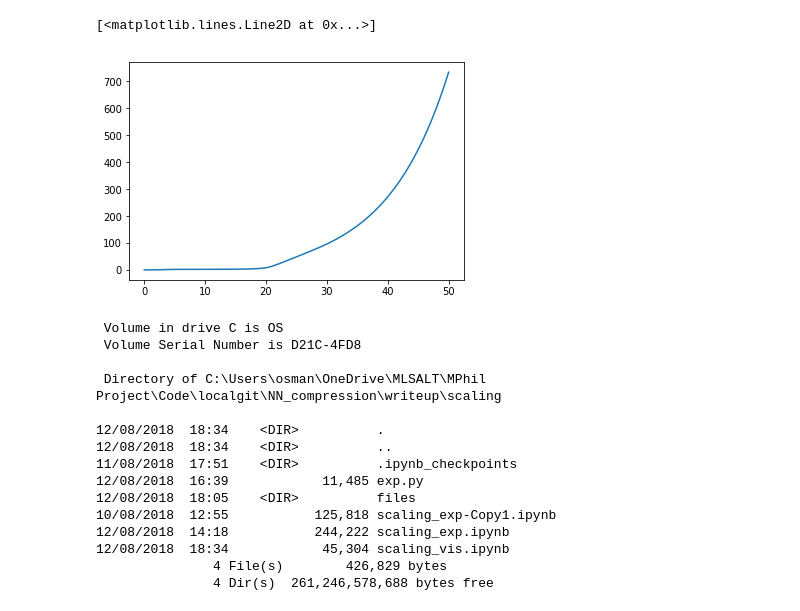
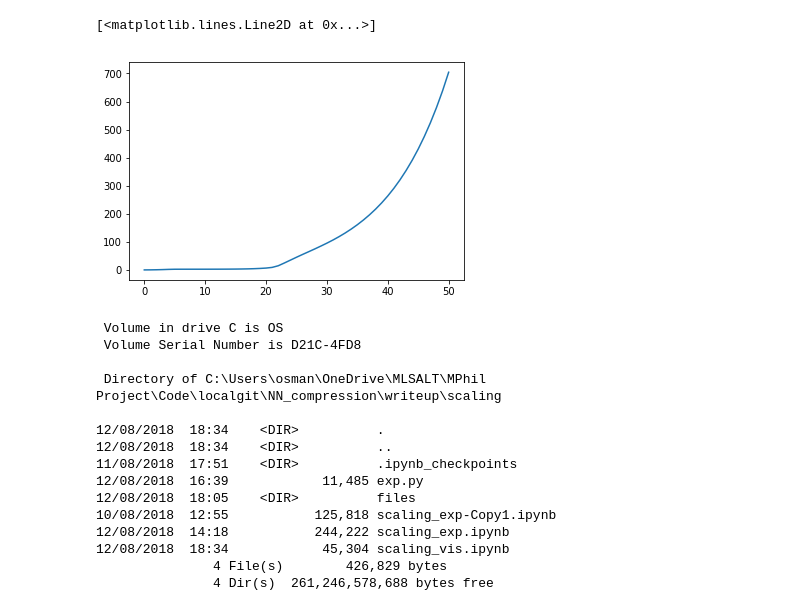
Before and after one commit to okz12/NN_compression, a Jupyter notebook: writeup/scaling/scaling_vis.ipynb, the cells around one changed output. Drawn from its saved outputs; the diff is of its cells as text; code cells hidden in the pictures.

```diff
--- a/writeup/scaling/scaling_vis.ipynb
+++ b/writeup/scaling/scaling_vis.ipynb
@@ -95,8 +98,9 @@ Text(0.5,0,'Sparsity (%)')
-# %%
-plt.plot(kdsr['scale'][:,2])
-# %% [output]
-[<matplotlib.lines.Line2D at 0x...>]
-[figure, removed]
+# %%
+highlr = loadfile(250, 10, 2500, 1250, 2e-7, 4, 16, model, model_save_dir = "./files", scaling=True, fn = "_MSE_LR", dset = dset)
+plt.plot(highlr['scale'][:,0])
+# %% [output]
+[<matplotlib.lines.Line2D at 0x...>]
+[figure, added]
 # %%
 ! dir
 # %% [output]
```
Also changed, not shown: parts of 1 cell of this notebook, 2 other files.
